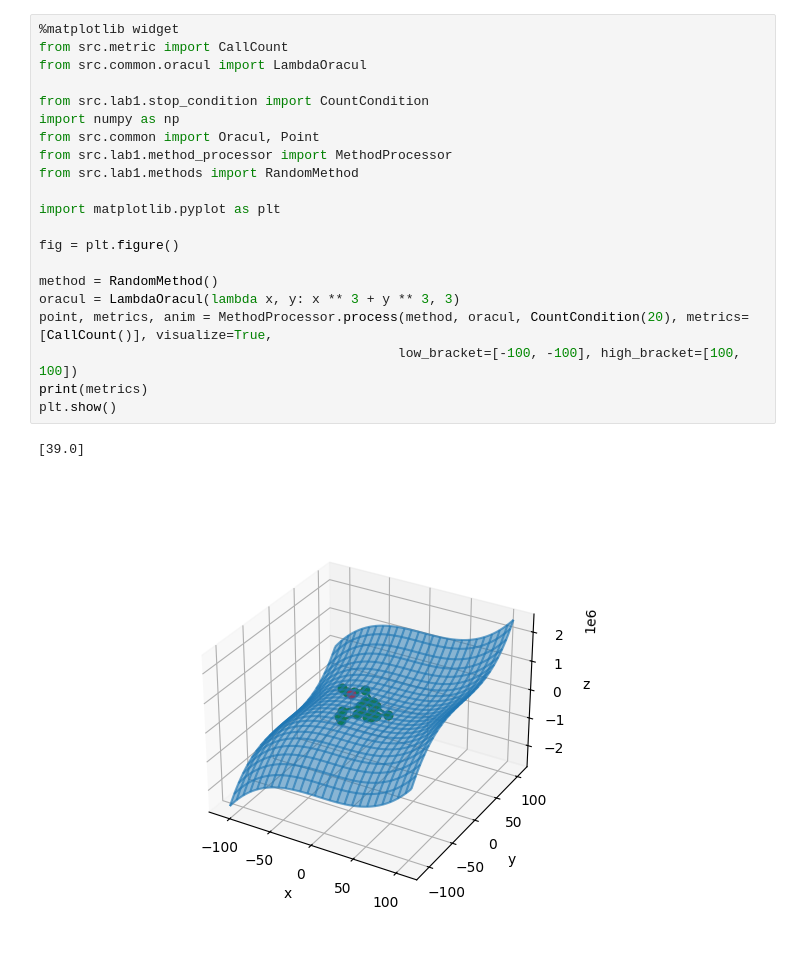
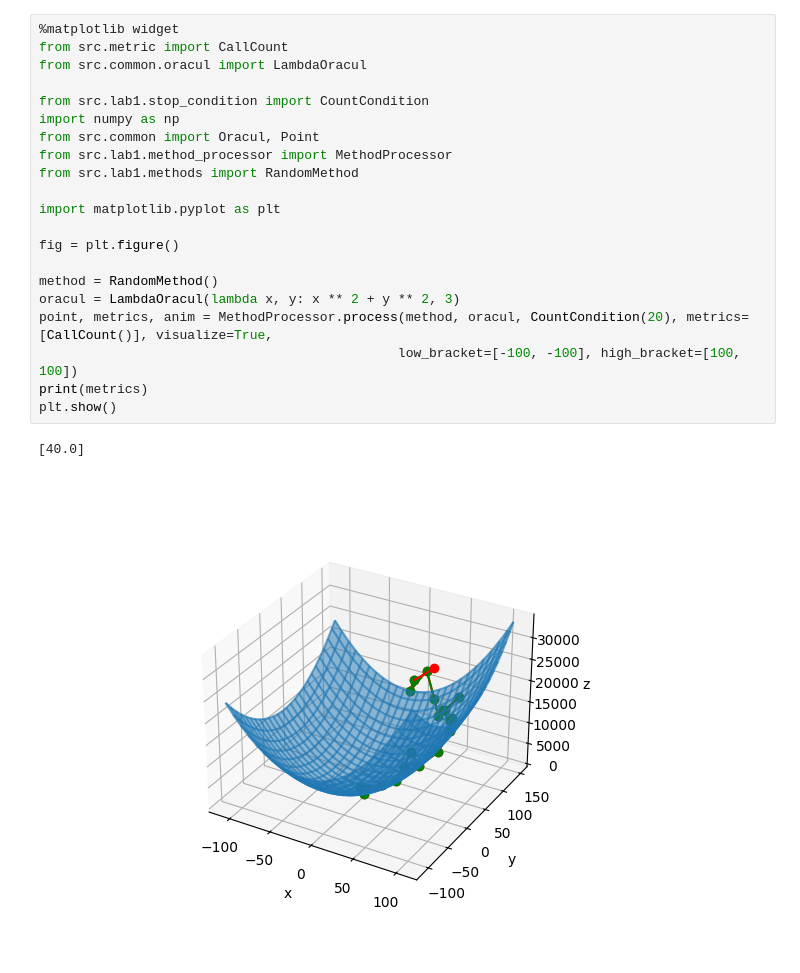
Before and after one commit to Skorniakov-Leonid/Methods-of-optimization, a Jupyter notebook: presentation/lab-1/test.ipynb, the cells around one changed output. Saved outputs shown, nothing was run; the diff lists cells and outputs as text.

```diff
--- a/presentation/lab-1/test.ipynb
+++ b/presentation/lab-1/test.ipynb
@@ -1,25 +1,25 @@
 # %%
 %matplotlib widget
 from src.metric import CallCount
 from src.common.oracul import LambdaOracul
 
 from src.lab1.stop_condition import CountCondition
 import numpy as np
 from src.common import Oracul, Point
 from src.lab1.method_processor import MethodProcessor
 from src.lab1.methods import RandomMethod
 
 import matplotlib.pyplot as plt
 
 fig = plt.figure()
 
 method = RandomMethod()
-oracul = LambdaOracul(lambda x, y: x ** 3 + y ** 3, 3)
+oracul = LambdaOracul(lambda x, y: x ** 2 + y ** 2, 3)
 point, metrics, anim = MethodProcessor.process(method, oracul, CountCondition(20), metrics=[CallCount()], visualize=True,
                                               low_bracket=[-100, -100], high_bracket=[100, 100])
 print(metrics)
 plt.show()
 # %% [output]
-[39.0]
+[40.0]
-[figure, old version]
+[figure, new version]
 [figure]
```
Also changed, not shown: 4 other files.
